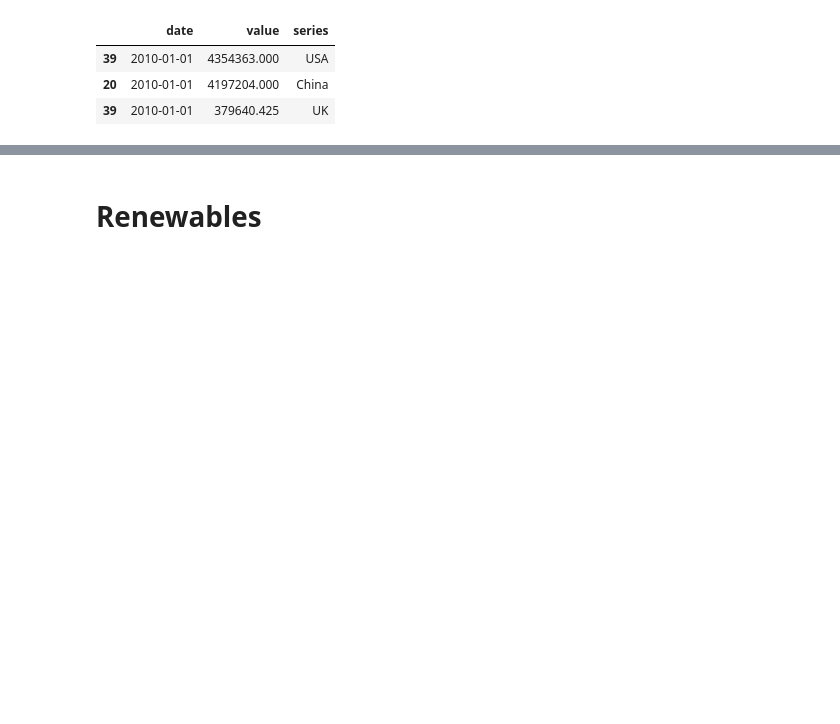
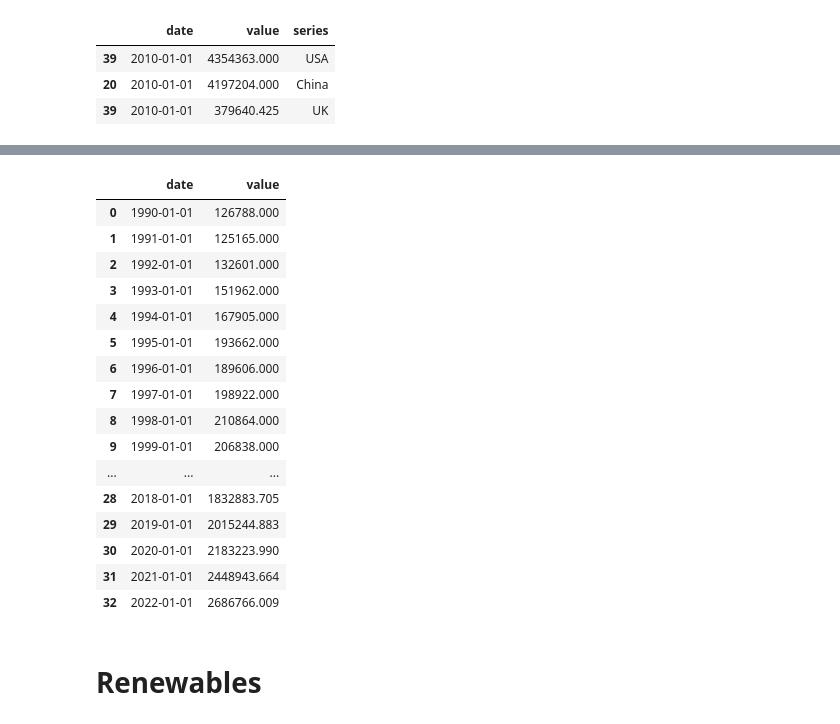
Before and after one commit to jhellingsdata/RADataHub, a Jupyter notebook: ChartOfTheDay/energy/us_chn_energy.ipynb, the cells around one changed output, grey strips where cells are left out. Saved outputs shown, nothing was run; the diff lists cells and outputs as text; code cells hidden in the pictures; blank space fills up the shorter version.

```diff
--- a/ChartOfTheDay/energy/us_chn_energy.ipynb
+++ b/ChartOfTheDay/energy/us_chn_energy.ipynb
@@ -74,3 +142,23 @@ chart
+# %%
+cn_rn
+# %% [output]
+|  | date | value |
+| 0 | 1990-01-01 | 126788.000 |
+| 1 | 1991-01-01 | 125165.000 |
+| 2 | 1992-01-01 | 132601.000 |
+| 3 | 1993-01-01 | 151962.000 |
+| 4 | 1994-01-01 | 167905.000 |
+| 5 | 1995-01-01 | 193662.000 |
+| 6 | 1996-01-01 | 189606.000 |
+| 7 | 1997-01-01 | 198922.000 |
+| 8 | 1998-01-01 | 210864.000 |
+| 9 | 1999-01-01 | 206838.000 |
+| ... | ... | ... |
+| 28 | 2018-01-01 | 1832883.705 |
+| 29 | 2019-01-01 | 2015244.883 |
+| 30 | 2020-01-01 | 2183223.990 |
+| 31 | 2021-01-01 | 2448943.664 |
+| 32 | 2022-01-01 | 2686766.009 |
 # %% [markdown]
 # Renewables
 # %%
```
Also changed, not shown: parts of 10 cells of this notebook, 3 other files.
